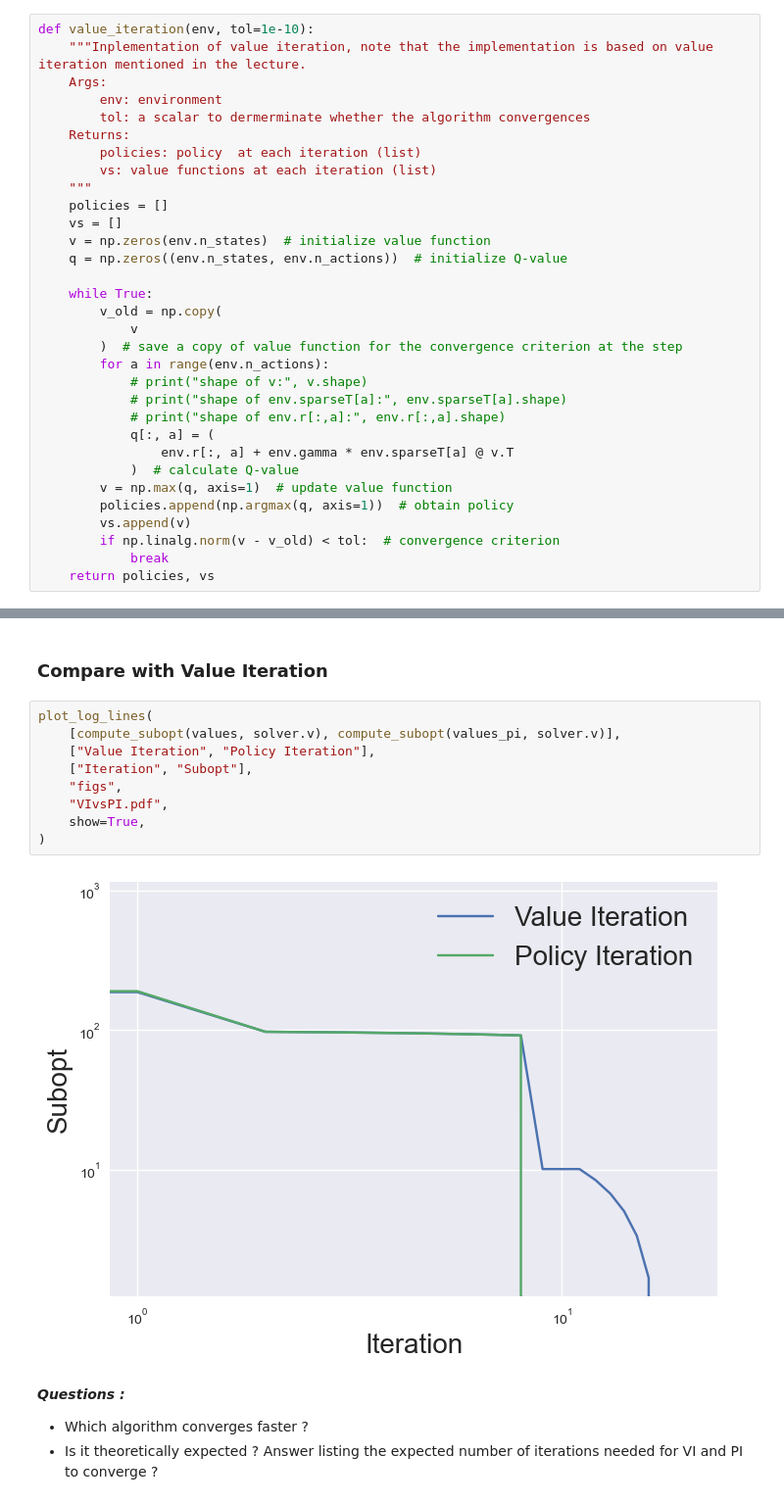
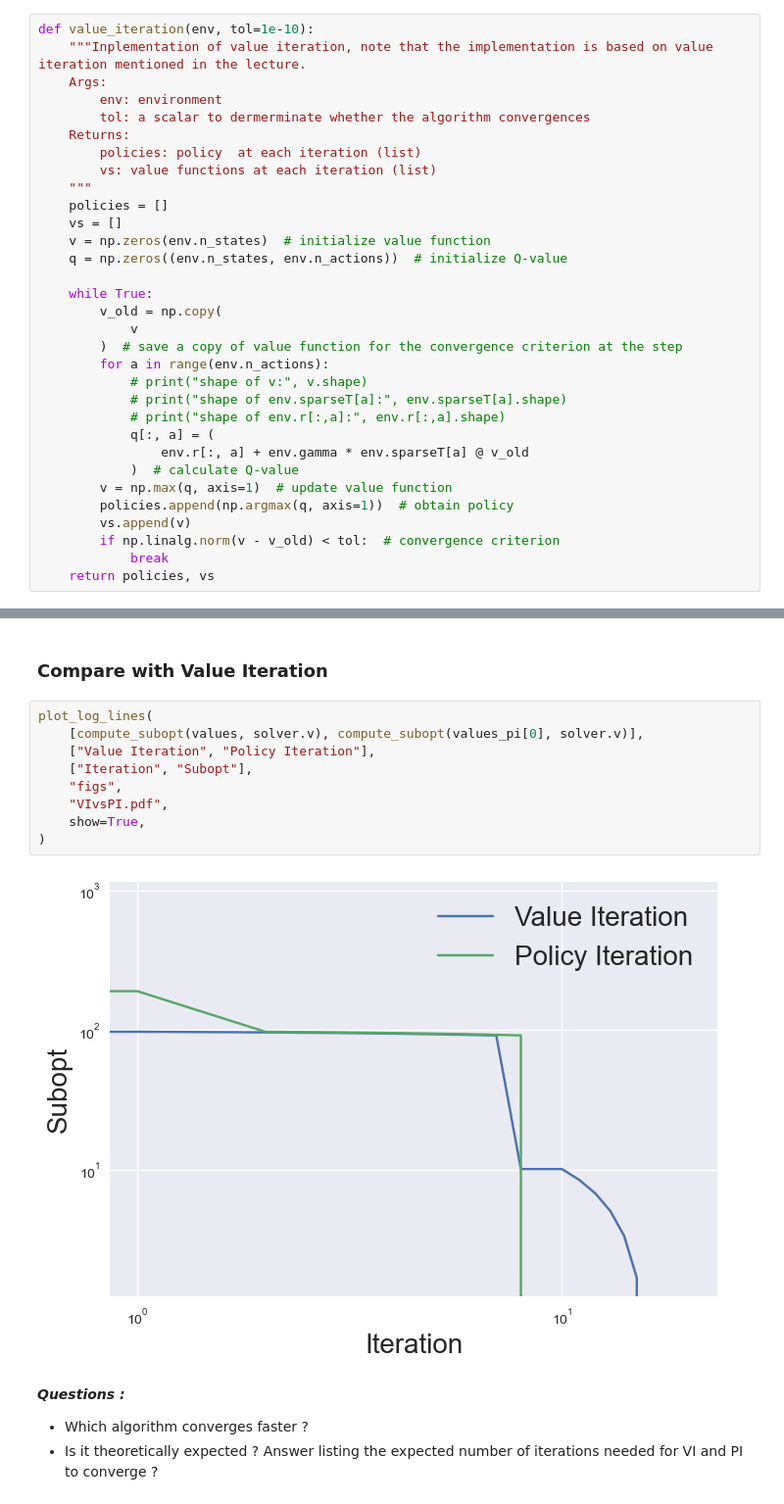
Before and after one commit to LouisH14/RL_project1, a Jupyter notebook: Assignment.ipynb, the cells around one changed output, grey strips where cells are left out. Shown at 98% size. Drawn from its saved outputs; the diff is of its cells as text.

```diff
--- a/Assignment.ipynb
+++ b/Assignment.ipynb
@@ -135,7 +138,7 @@ def value_iteration(env, tol=1e-10):
             # print("shape of env.sparseT[a]:", env.sparseT[a].shape)
             # print("shape of env.r[:,a]:", env.r[:,a].shape)
             q[:, a] = (
-                env.r[:, a] + env.gamma * env.sparseT[a] @ v.T
+                env.r[:, a] + env.gamma * env.sparseT[a] @ v_old
             )  # calculate Q-value
         v = np.max(q, axis=1)  # update value function
         policies.append(np.argmax(q, axis=1))  # obtain policy
@@ -345,15 +393,15 @@ plot_lines(
 ### Compare with Value Iteration
 # %%
 plot_log_lines(
-    [compute_subopt(values, solver.v), compute_subopt(values_pi, solver.v)],
+    [compute_subopt(values, solver.v), compute_subopt(values_pi[0], solver.v)],
     ["Value Iteration", "Policy Iteration"],
     ["Iteration", "Subopt"],
     "figs",
     "VIvsPI.pdf",
     show=True,
 )
 # %% [output]
-[figure, old version]
+[figure, new version]
 # %% [markdown]
 **_Questions :_**
 
```
Also changed, not shown: parts of 8 cells of this notebook, 1 other file.
